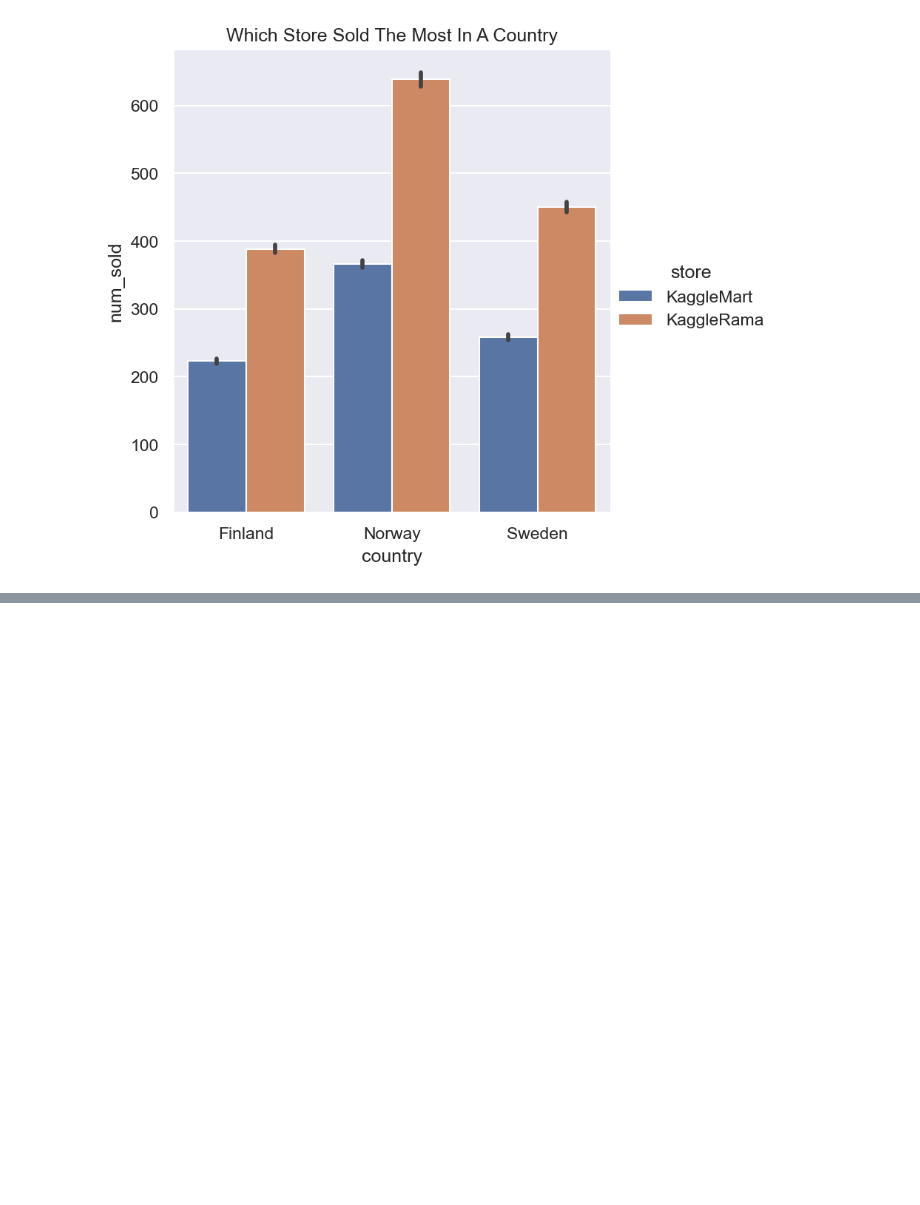
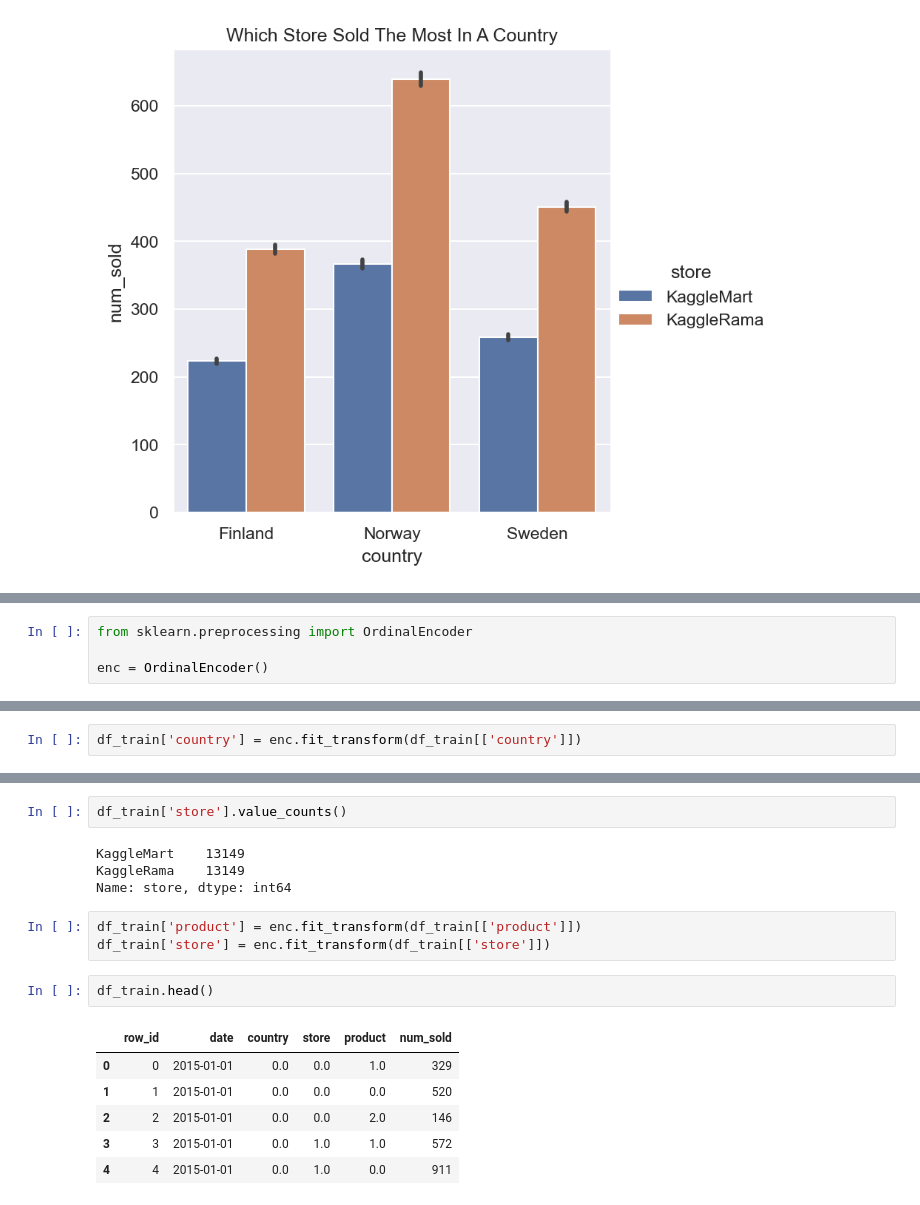
Before and after one commit to kshipra-jadav/Kaggle-Tabular-Playground-Series-Jan2022, a Jupyter notebook: first.ipynb, the cells around one changed output, grey strips where cells are left out. Drawn from its saved outputs; the diff is of its cells as text; blank space fills up the shorter version.

```diff
--- a/first.ipynb
+++ b/first.ipynb
@@ -242,0 +283,4 @@ plt.show()
+# %%
+from sklearn.preprocessing import OrdinalEncoder
+
+enc = OrdinalEncoder()
@@ -242,0 +294,2 @@ plt.show()
+# %%
+df_train['country'] = enc.fit_transform(df_train[['country']])
@@ -242,0 +317,18 @@ plt.show()
+# %%
+df_train['store'].value_counts()
+# %% [output]
+KaggleMart    13149
+KaggleRama    13149
+Name: store, dtype: int64
+# %%
+df_train['product'] = enc.fit_transform(df_train[['product']])
+df_train['store'] = enc.fit_transform(df_train[['store']])
+# %%
+df_train.head()
+# %% [output]
+|  | row_id | date | country | store | product | num_sold |
+| 0 | 0 | 2015-01-01 | 0.0 | 0.0 | 1.0 | 329 |
+| 1 | 1 | 2015-01-01 | 0.0 | 0.0 | 0.0 | 520 |
+| 2 | 2 | 2015-01-01 | 0.0 | 0.0 | 2.0 | 146 |
+| 3 | 3 | 2015-01-01 | 0.0 | 1.0 | 1.0 | 572 |
+| 4 | 4 | 2015-01-01 | 0.0 | 1.0 | 0.0 | 911 |
```
Also changed, not shown: parts of 11 cells of this notebook.
